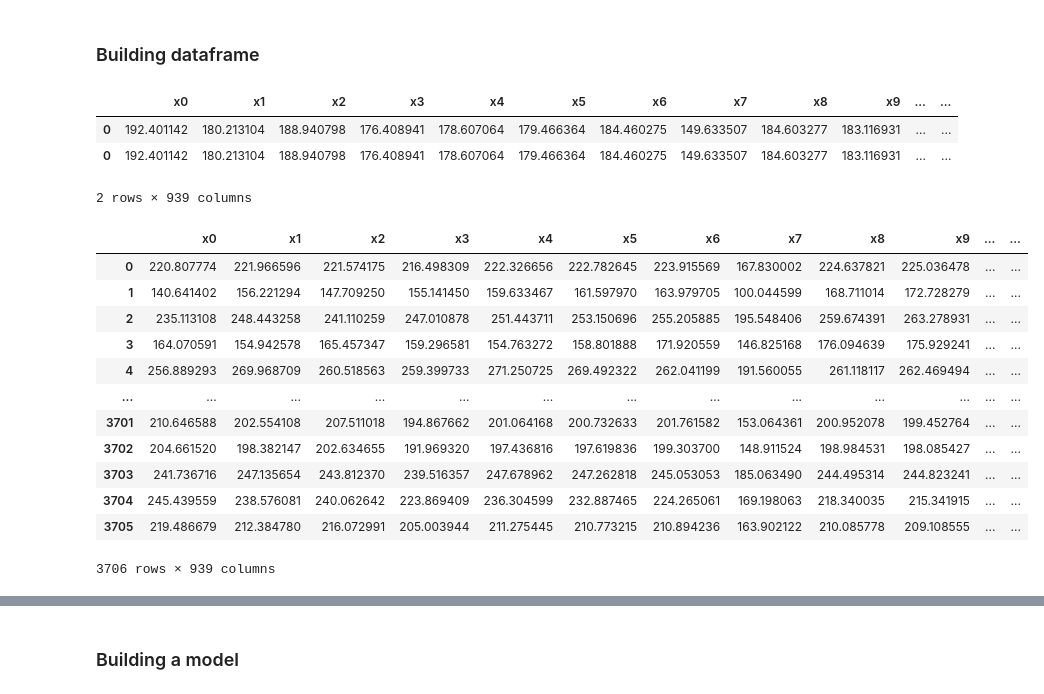
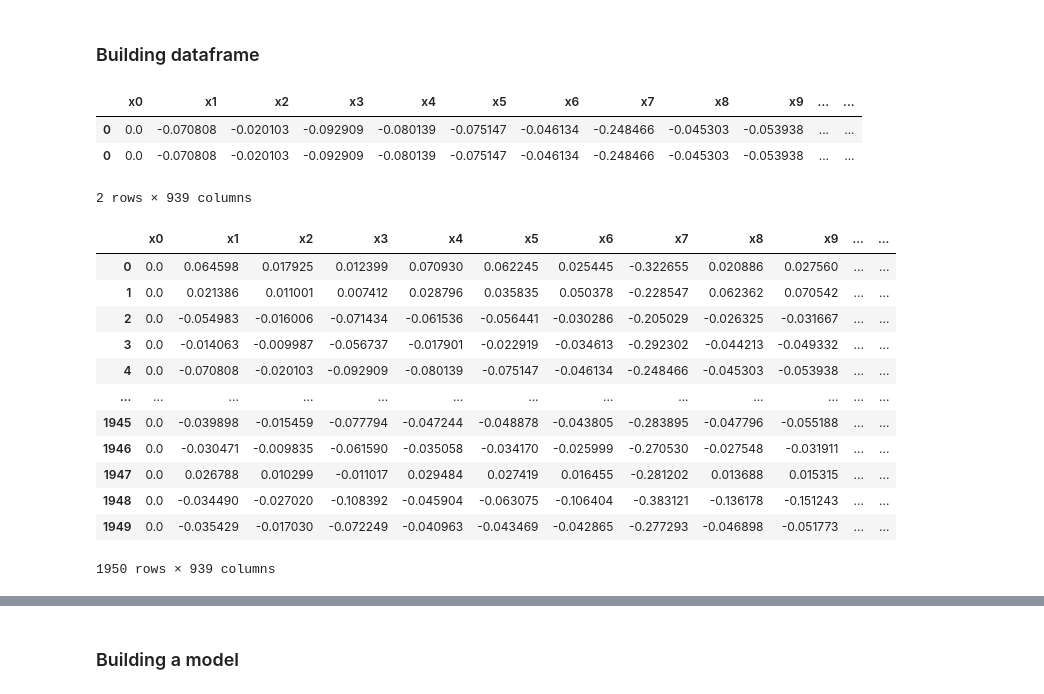
Before and after one commit to YasserHawass/face-pose-parameters-estimation, a Jupyter notebook: main_mediapipe.ipynb, the cells around one changed output, grey strips where cells are left out. Cells and saved outputs as stored; diff of their text form; code cells hidden in the pictures.

```diff
--- a/main_mediapipe.ipynb
+++ b/main_mediapipe.ipynb
@@ -35,6 +35,24 @@ def get_landmarks(image_path):
     landmarks = results.multi_face_landmarks[0]
     # print(landmarks)
     return [landmarks, image_scale]
+# %%
+def norm(x,y):
+    #https://i.stack.imgur.com/5Mohl.jpg
+    x0 = x[0]
+    y0 = y[0]
+    x = x - x0
+    y = y - y0
+
+
+    x152 = x[152]
+    y152 = y[152]
+    x10 = x[10]
+    y10 = y[10]
+
+    norm_ = np.linalg.norm(np.array([x152,y152]) - np.array([x10,y10]), axis=0).reshape(1, -1)
+    x = x / norm_
+    y = y / norm_
+    return x,y
 # %%
 # flaten landmarks into 3 lists
 def flaten_landmarks(landmarks, image_scale):
@@ -45,16 +63,19 @@ def flaten_landmarks(landmarks, image_scale):
         x.append(landmarks[i].x * image_scale[1])
         y.append(landmarks[i].y * image_scale[0])
         z.append(landmarks[i].z * image_scale[1])
-
-    return [x, y, z]
+    nose_x, nose_y = x[4], y[4]
+    # print(nose_x, nose_y)
+    landmarks = np.array([x,y,z])
+    landmarks[0],landmarks[1] = norm(landmarks[0],landmarks[1])
+    return landmarks, nose_x, nose_y
 # %% [markdown]
 #### Main methods
 # %%
 # read_mat function to return pitch, yaw, roll
 def read_mat(path):
     landmarks, image_scale = get_landmarks(path)
-    landmarks = flaten_landmarks(landmarks.landmark, image_scale)
-    landmarks = np.array(landmarks)
+    landmarks,nose_x, nose_y = flaten_landmarks(landmarks.landmark, image_scale)
+    # landmarks = np.array(landmarks)
     # remove the .jpg extension
     path = path.split('.jpg')[0]
     # add the .mat extension
@@ -62,7 +83,7 @@ def read_mat(path):
     data = sio.loadmat(path)
     labels = data['Pose_Para'][0][:3]
     pitch, yaw, roll = labels
-    return landmarks, pitch, -yaw, roll
+    return landmarks, pitch, -yaw, roll, nose_x, nose_y
 # %%
 # draw the pose axis on the image, and return the image
 # tdx, tdy are for the nose position in x, y
@@ -135,7 +155,7 @@ for path in pathes_list[:10]:
 ### Building dataframe
 # %%
 path = 'resources/300W-3D/AFW/134212_1.jpg'
-landmarks, pitch, yaw, roll = read_mat(path)
+landmarks, pitch, yaw, roll, nose_x, nose_y = read_mat(path)
 landmarks_x = ['x' + str(i) for i in range(landmarks.shape[1])]
 landmarks_y = ['y' + str(i) for i in range(landmarks.shape[1])]
 features = landmarks_x + landmarks_y
@@ -150,46 +170,46 @@ df = df.append(df2)
 df
 # %% [output]
 |  | x0 | x1 | x2 | x3 | x4 | x5 | x6 | x7 | x8 | x9 | ... | ... |
-| 0 | 192.401142 | 180.213104 | 188.940798 | 176.408941 | 178.607064 | 179.466364 | 184.460275 | 149.633507 | 184.603277 | 183.116931 | ... | ... |
-| 0 | 192.401142 | 180.213104 | 188.940798 | 176.408941 | 178.607064 | 179.466364 | 184.460275 | 149.633507 | 184.603277 | 183.116931 | ... | ... |
+| 0 | 0.0 | -0.070808 | -0.020103 | -0.092909 | -0.080139 | -0.075147 | -0.046134 | -0.248466 | -0.045303 | -0.053938 | ... | ... |
+| 0 | 0.0 | -0.070808 | -0.020103 | -0.092909 | -0.080139 | -0.075147 | -0.046134 | -0.248466 | -0.045303 | -0.053938 | ... | ... |
 2 rows × 939 columns
 # %%
 # collect all the image paths in a list
 pathes_list = glob.glob('resources/300W-3D/*/*.jpg')
 # loop through the list and add into a dataframe consisting of image landmarks and pitch, yaw, roll
 shape_range = landmarks.shape[1] # make sure you run previous cell first
 landmarks_x = ['x' + str(i) for i in range(shape_range)]
 landmarks_y = ['y' + str(i) for i in range(shape_range)]
 features = landmarks_x + landmarks_y
 labels = ['pitch', 'yaw', 'roll']
 df = pd.DataFrame(columns = features + labels)
 
 for path in pathes_list:
     # could be improved by using multiprocessing, and refactorin
     try:
-        landmarks, pitch, yaw, roll = read_mat(path)
+        landmarks, pitch, yaw, roll, nose_x, nose_y = read_mat(path)
     except:
         continue
     row = landmarks[:2,:].reshape(1, -1)
     row = np.append(row, [pitch, yaw, roll]).reshape(1, -1)
     df2 =pd.DataFrame(row, columns = features + labels)
     df = df.append(df2)
 
 df.reset_index(inplace=True, drop=True)
 df
 # %% [output]
 |  | x0 | x1 | x2 | x3 | x4 | x5 | x6 | x7 | x8 | x9 | ... | ... |
-| 0 | 220.807774 | 221.966596 | 221.574175 | 216.498309 | 222.326656 | 222.782645 | 223.915569 | 167.830002 | 224.637821 | 225.036478 | ... | ... |
-| 1 | 140.641402 | 156.221294 | 147.709250 | 155.141450 | 159.633467 | 161.597970 | 163.979705 | 100.044599 | 168.711014 | 172.728279 | ... | ... |
-| 2 | 235.113108 | 248.443258 | 241.110259 | 247.010878 | 251.443711 | 253.150696 | 255.205885 | 195.548406 | 259.674391 | 263.278931 | ... | ... |
-| 3 | 164.070591 | 154.942578 | 165.457347 | 159.296581 | 154.763272 | 158.801888 | 171.920559 | 146.825168 | 176.094639 | 175.929241 | ... | ... |
-| 4 | 256.889293 | 269.968709 | 260.518563 | 259.399733 | 271.250725 | 269.492322 | 262.041199 | 191.560055 | 261.118117 | 262.469494 | ... | ... |
+| 0 | 0.0 | 0.064598 | 0.017925 | 0.012399 | 0.070930 | 0.062245 | 0.025445 | -0.322655 | 0.020886 | 0.027560 | ... | ... |
+| 1 | 0.0 | 0.021386 | 0.011001 | 0.007412 | 0.028796 | 0.035835 | 0.050378 | -0.228547 | 0.062362 | 0.070542 | ... | ... |
+| 2 | 0.0 | -0.054983 | -0.016006 | -0.071434 | -0.061536 | -0.056441 | -0.030286 | -0.205029 | -0.026325 | -0.031667 | ... | ... |
+| 3 | 0.0 | -0.014063 | -0.009987 | -0.056737 | -0.017901 | -0.022919 | -0.034613 | -0.292302 | -0.044213 | -0.049332 | ... | ... |
+| 4 | 0.0 | -0.070808 | -0.020103 | -0.092909 | -0.080139 | -0.075147 | -0.046134 | -0.248466 | -0.045303 | -0.053938 | ... | ... |
 | ... | ... | ... | ... | ... | ... | ... | ... | ... | ... | ... | ... | ... |
-| 3701 | 210.646588 | 202.554108 | 207.511018 | 194.867662 | 201.064168 | 200.732633 | 201.761582 | 153.064361 | 200.952078 | 199.452764 | ... | ... |
-| 3702 | 204.661520 | 198.382147 | 202.634655 | 191.969320 | 197.436816 | 197.619836 | 199.303700 | 148.911524 | 198.984531 | 198.085427 | ... | ... |
-| 3703 | 241.736716 | 247.135654 | 243.812370 | 239.516357 | 247.678962 | 247.262818 | 245.053053 | 185.063490 | 244.495314 | 244.823241 | ... | ... |
-| 3704 | 245.439559 | 238.576081 | 240.062642 | 223.869409 | 236.304599 | 232.887465 | 224.265061 | 169.198063 | 218.340035 | 215.341915 | ... | ... |
-| 3705 | 219.486679 | 212.384780 | 216.072991 | 205.003944 | 211.275445 | 210.773215 | 210.894236 | 163.902122 | 210.085778 | 209.108555 | ... | ... |
+| 1945 | 0.0 | -0.039898 | -0.015459 | -0.077794 | -0.047244 | -0.048878 | -0.043805 | -0.283895 | -0.047796 | -0.055188 | ... | ... |
+| 1946 | 0.0 | -0.030471 | -0.009835 | -0.061590 | -0.035058 | -0.034170 | -0.025999 | -0.270530 | -0.027548 | -0.031911 | ... | ... |
+| 1947 | 0.0 | 0.026788 | 0.010299 | -0.011017 | 0.029484 | 0.027419 | 0.016455 | -0.281202 | 0.013688 | 0.015315 | ... | ... |
+| 1948 | 0.0 | -0.034490 | -0.027020 | -0.108392 | -0.045904 | -0.063075 | -0.106404 | -0.383121 | -0.136178 | -0.151243 | ... | ... |
+| 1949 | 0.0 | -0.035429 | -0.017030 | -0.072249 | -0.040963 | -0.043469 | -0.042865 | -0.277293 | -0.046898 | -0.051773 | ... | ... |
-3706 rows × 939 columns
+1950 rows × 939 columns
 # %%
 # Save df to parquet file
```
Also changed, not shown: parts of 13 cells of this notebook.
